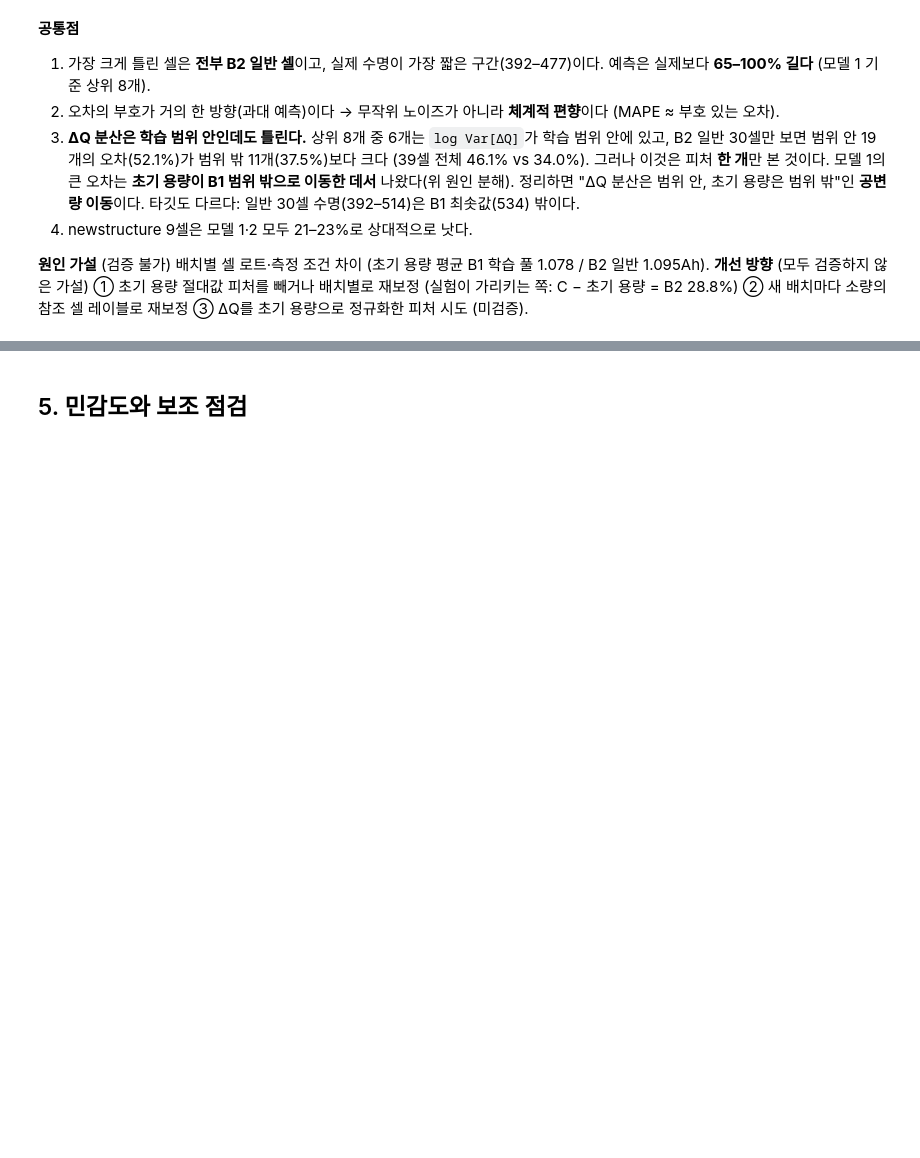
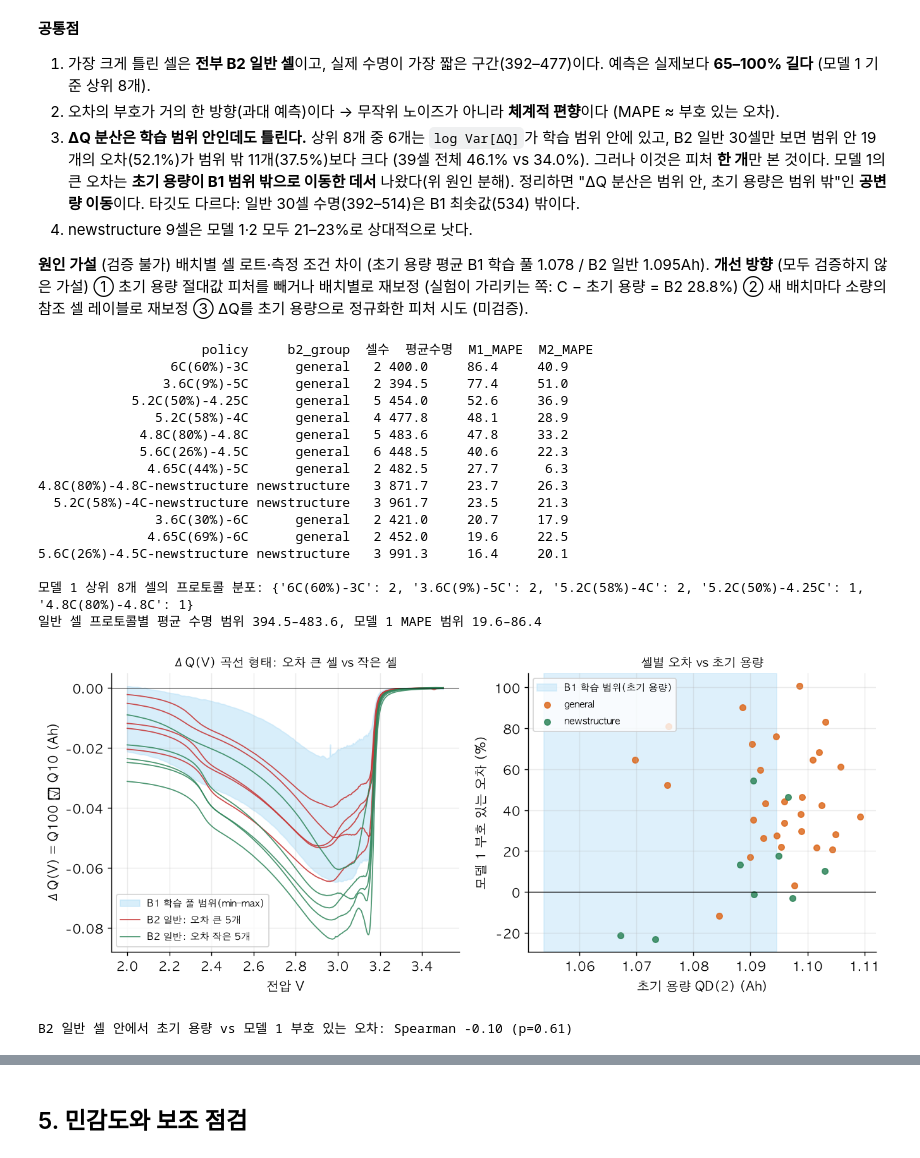
Before and after one commit to ddaaann2-jpg/ess-battery-life-prediction, a Jupyter notebook: notebooks/03_modeling.ipynb, the cells around one changed output, grey strips where cells are left out. Cells and saved outputs as stored; diff of their text form; code cells hidden in the pictures; blank space fills up the shorter version.

```diff
--- a/notebooks/03_modeling.ipynb
+++ b/notebooks/03_modeling.ipynb
@@ -198,3 +202,29 @@ display(Image(str(report.fig_pred_vs_true(err)), width=900)); display(Image(str(
 
 **원인 가설** (검증 불가) 배치별 셀 로트·측정 조건 차이 (초기 용량 평균 B1 학습 풀 1.078 / B2 일반 1.095Ah).
 **개선 방향** (모두 검증하지 않은 가설) ① 초기 용량 절대값 피처를 빼거나 배치별로 재보정 (실험이 가리키는 쪽: C − 초기 용량 = B2 28.8%) ② 새 배치마다 소량의 참조 셀 레이블로 재보정 ③ ΔQ를 초기 용량으로 정규화한 피처 시도 (미검증).
+# %%
+from src.analysis import error_by_protocol
+prot = error_by_protocol.main()
+display(Image(str(report.fig_worst_dq(err)), width=950))
+from scipy.stats import spearmanr
+g = err[err.b2_group == "general"]
+print("B2 일반 셀 안에서 초기 용량 vs 모델 1 부호 있는 오차: Spearman %.2f (p=%.2f)" % spearmanr(g.qd_2, g.signed_pct_err_m1))
+# %% [output]
+                     policy     b2_group  셀수  평균수명  M1_MAPE  M2_MAPE
+                 6C(60%)-3C      general   2 400.0     86.4     40.9
+                3.6C(9%)-5C      general   2 394.5     77.4     51.0
+            5.2C(50%)-4.25C      general   5 454.0     52.6     36.9
+               5.2C(58%)-4C      general   4 477.8     48.1     28.9
+             4.8C(80%)-4.8C      general   5 483.6     47.8     33.2
+             5.6C(26%)-4.5C      general   6 448.5     40.6     22.3
+              4.65C(44%)-5C      general   2 482.5     27.7      6.3
+4.8C(80%)-4.8C-newstructure newstructure   3 871.7     23.7     26.3
+  5.2C(58%)-4C-newstructure newstructure   3 961.7     23.5     21.3
+               3.6C(30%)-6C      general   2 421.0     20.7     17.9
+              4.65C(69%)-6C      general   2 452.0     19.6     22.5
+5.6C(26%)-4.5C-newstructure newstructure   3 991.3     16.4     20.1
+
+모델 1 상위 8개 셀의 프로토콜 분포: {'6C(60%)-3C': 2, '3.6C(9%)-5C': 2, '5.2C(58%)-4C': 2, '5.2C(50%)-4.25C': 1, '4.8C(80%)-4.8C': 1}
+일반 셀 프로토콜별 평균 수명 범위 394.5–483.6, 모델 1 MAPE 범위 19.6–86.4
+[figure, added]
+B2 일반 셀 안에서 초기 용량 vs 모델 1 부호 있는 오차: Spearman -0.10 (p=0.61)
```
Also changed, not shown: parts of 3 cells of this notebook, 5 other files.
